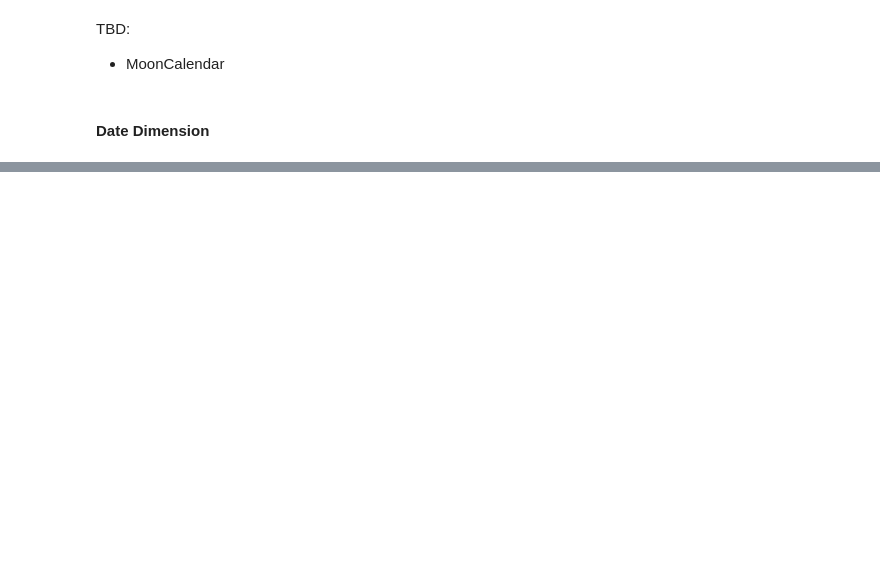
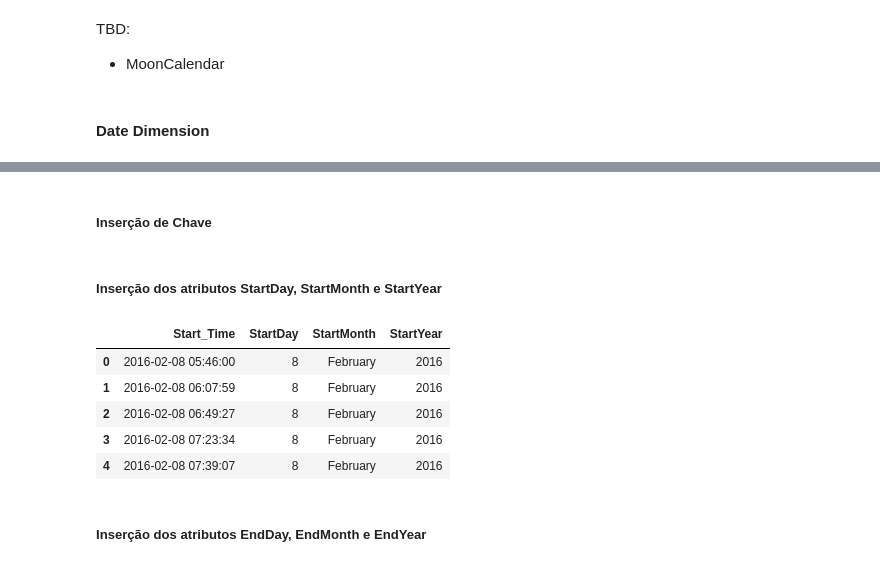
Before and after one commit to valeitao/us_accident_data_system, a Jupyter notebook: Fase II/project.ipynb, the cells around one changed output, grey strips where cells are left out. Cells and saved outputs as stored; diff of their text form; code cells hidden in the pictures; blank space fills up the shorter version.

```diff
--- a/Fase II/project.ipynb
+++ b/Fase II/project.ipynb
@@ -338,6 +509,10 @@ us_acidents["Start_Time"]= pd.to_datetime(us_acidents["Start_Time"])
 
 # convert to timestamp data type
 us_acidents["End_Time"]= pd.to_datetime(us_acidents["End_Time"])
+# %% [markdown]
+##### Inserção de Chave
 # %%
 us_acidents.insert(us_acidents.columns.get_loc("Start_Time"), 'date_Key', range(1, 1 + len(us_acidents))) # add date_key
+# %% [markdown]
+##### Inserção dos atributos StartDay, StartMonth e StartYear
 # %%
@@ -347 +522,12 @@ us_acidents.insert(us_acidents.columns.get_loc("End_Time"), 'StartYear', us_acid
+# %%
+us_acidents[['Start_Time','StartDay','StartMonth','StartYear']].head(5)
+# %% [output]
+|  | Start_Time | StartDay | StartMonth | StartYear |
+| 0 | 2016-02-08 05:46:00 | 8 | February | 2016 |
+| 1 | 2016-02-08 06:07:59 | 8 | February | 2016 |
+| 2 | 2016-02-08 06:49:27 | 8 | February | 2016 |
+| 3 | 2016-02-08 07:23:34 | 8 | February | 2016 |
+| 4 | 2016-02-08 07:39:07 | 8 | February | 2016 |
+# %% [markdown]
+##### Inserção dos atributos EndDay, EndMonth e EndYear
 # %%
```
Also changed, not shown: parts of 46 cells of this notebook.
